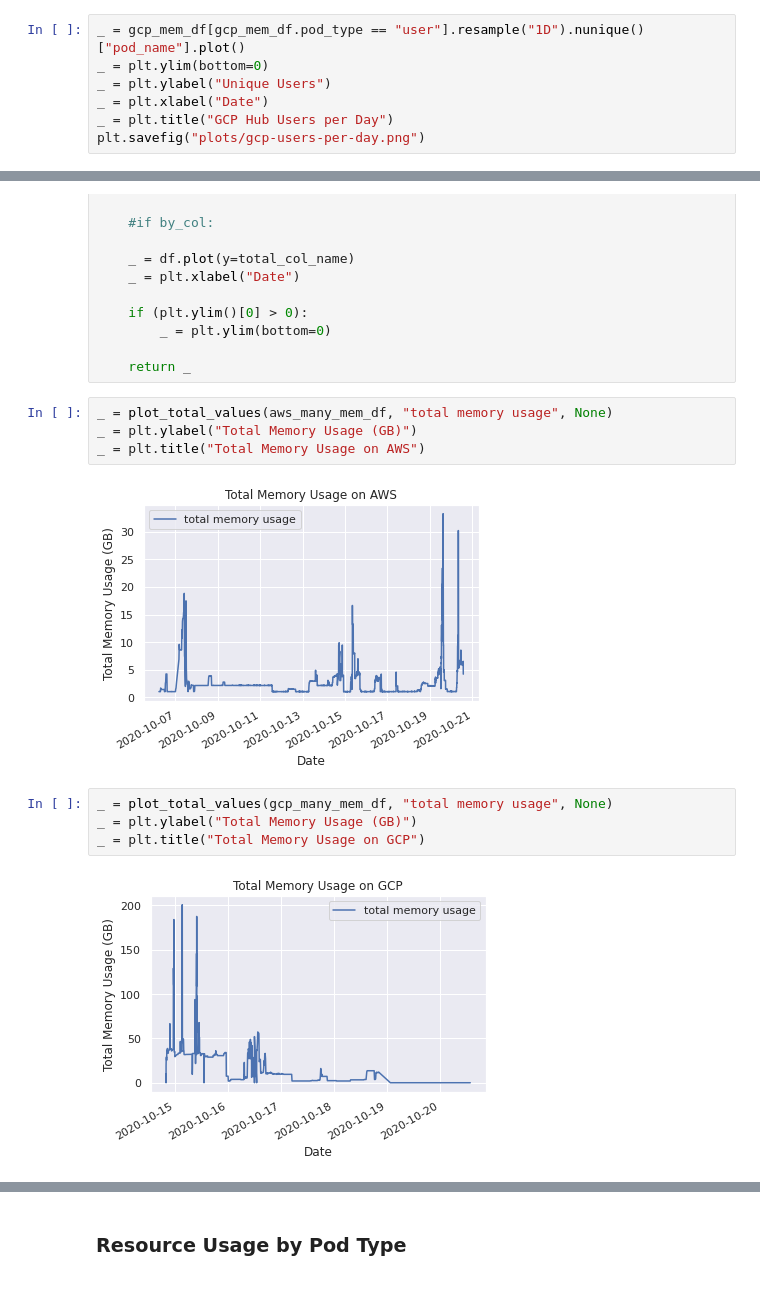
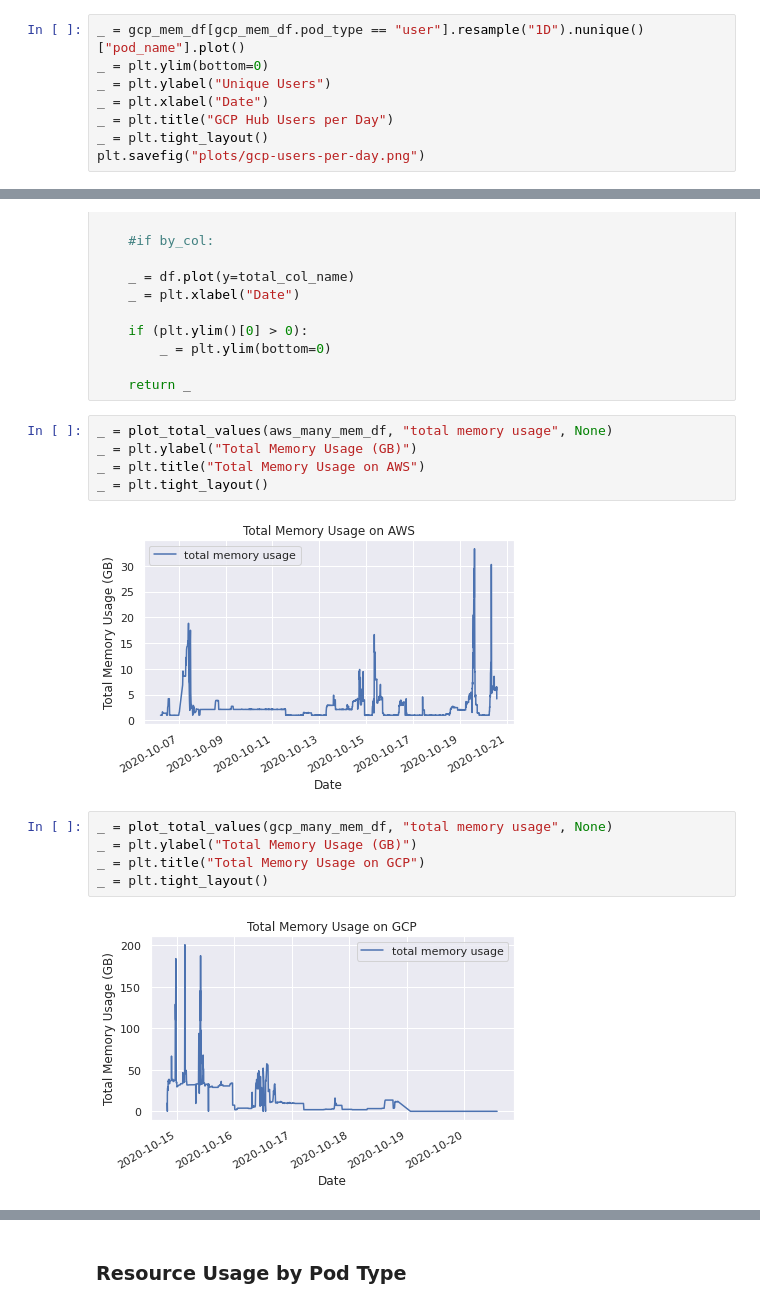
Before and after one commit to pangeo-data/jupyterhub-monitoring, a Jupyter notebook: research-hub-usage.ipynb, the cells around one changed output, grey strips where cells are left out. Saved outputs shown, nothing was run; the diff lists cells and outputs as text.

```diff
--- a/research-hub-usage.ipynb
+++ b/research-hub-usage.ipynb
@@ -243,5 +246,6 @@ _ = plt.ylim(bottom=0)
 _ = plt.ylabel("Unique Users")
 _ = plt.xlabel("Date")
 _ = plt.title("GCP Hub Users per Day")
+_ = plt.tight_layout()
 plt.savefig("plots/gcp-users-per-day.png")
 # %% [output]
@@ -278,15 +282,17 @@ def plot_total_values(df, total_col_name, by_col):
 # %%
 _ = plot_total_values(aws_many_mem_df, "total memory usage", None)
 _ = plt.ylabel("Total Memory Usage (GB)")
 _ = plt.title("Total Memory Usage on AWS")
+_ = plt.tight_layout()
 # %% [output]
-[figure, old version]
+[figure, new version]
 # %%
 _ = plot_total_values(gcp_many_mem_df, "total memory usage", None)
 _ = plt.ylabel("Total Memory Usage (GB)")
 _ = plt.title("Total Memory Usage on GCP")
+_ = plt.tight_layout()
 # %% [output]
-[figure, old version]
+[figure, new version]
 # %%
 _ = plot_total_values(aws_many_cpu_df, "total cpu usage", None)
 _ = plt.ylabel("Total CPU Usage (cores)")
```
Also changed, not shown: parts of 12 cells of this notebook, 8 other files.
